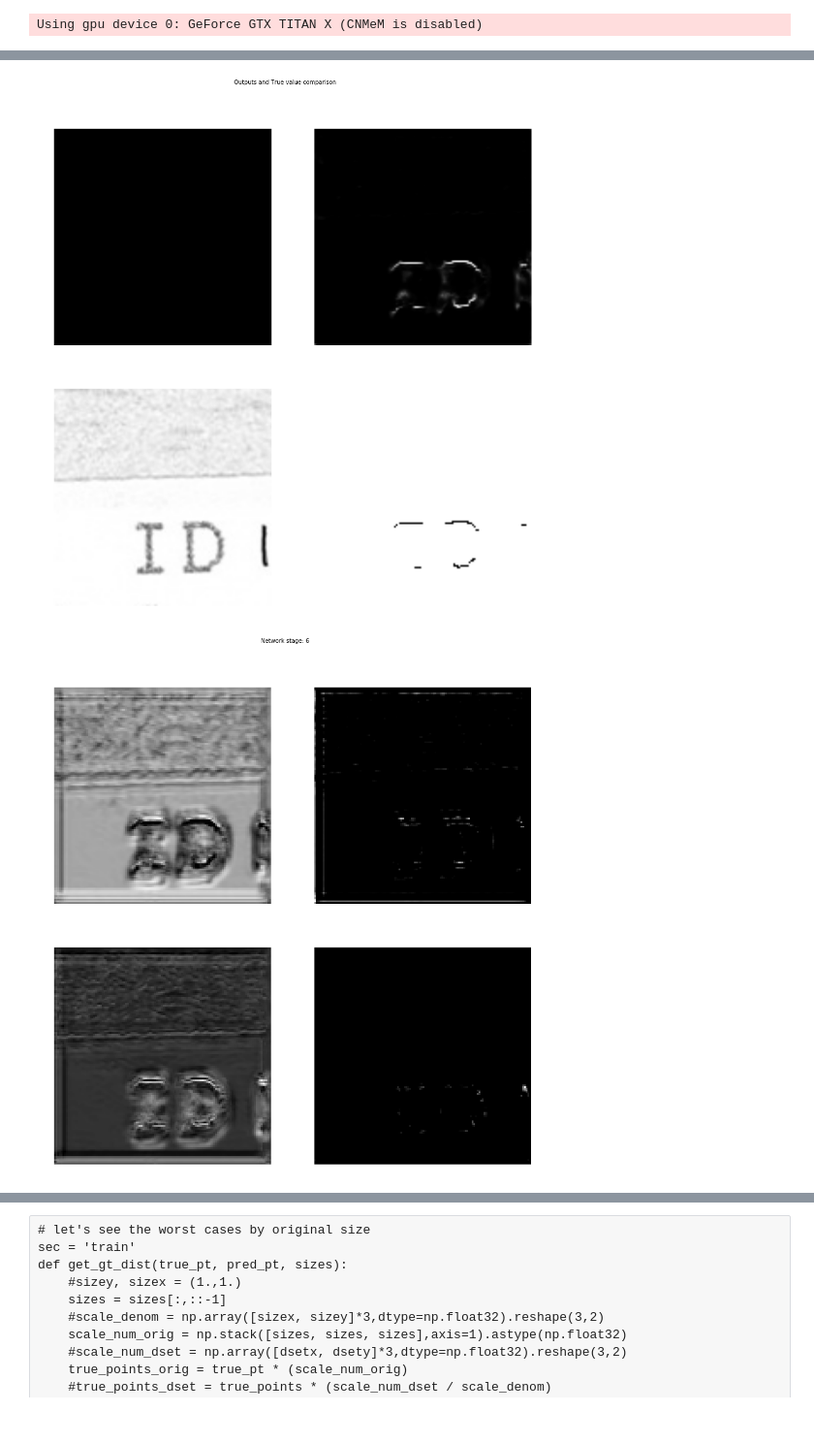
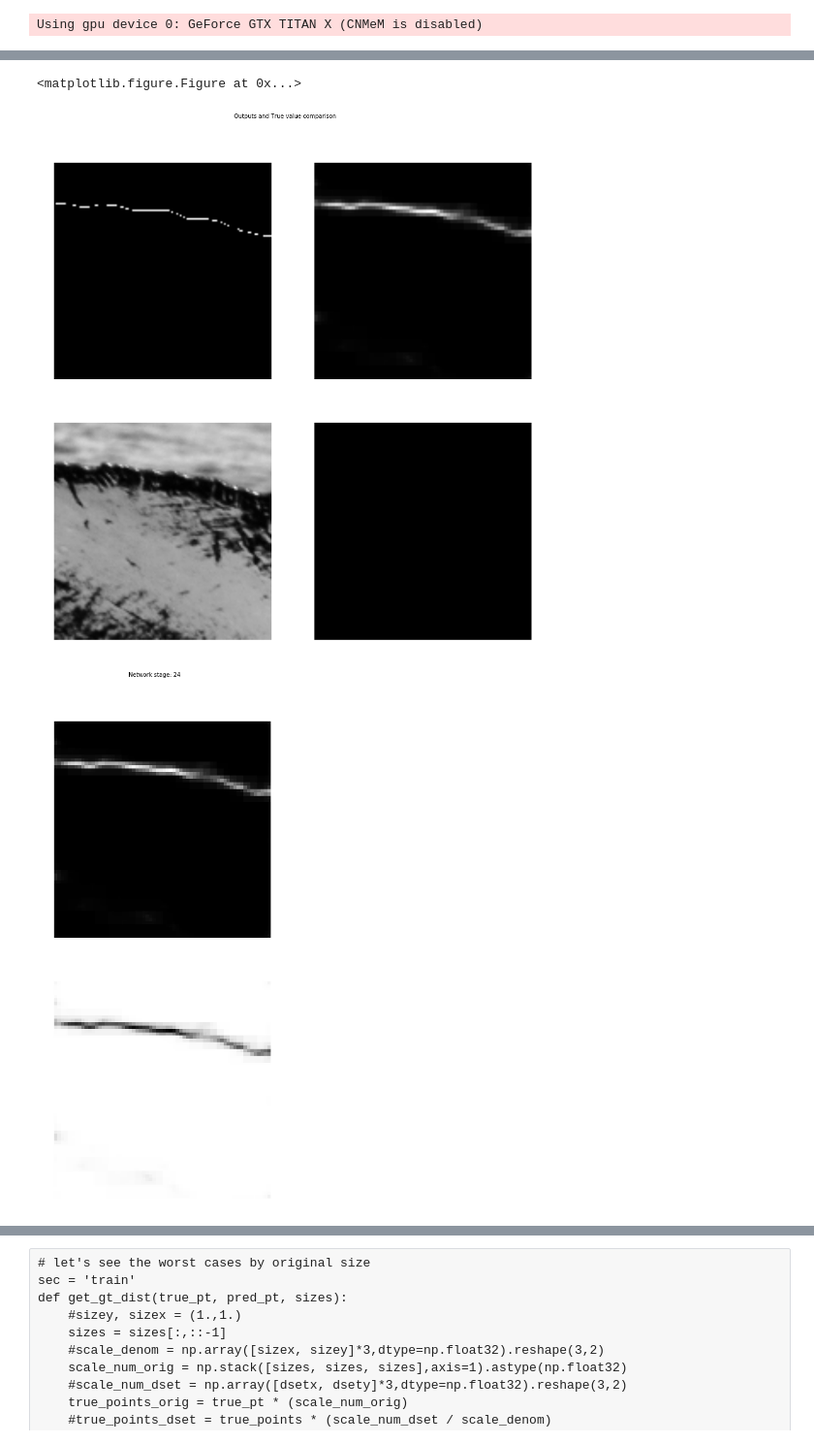
Before and after one commit to zmjjmz/thesiswork, a Jupyter notebook: edge_extract/TE Extractor Analysis.ipynb, the cells around one changed output, grey strips where cells are left out. Shown: that part at 97% size. Cells and saved outputs as stored; diff of their text form; code cells hidden in the pictures.

```diff
--- a/edge_extract/TE Extractor Analysis.ipynb
+++ b/edge_extract/TE Extractor Analysis.ipynb
@@ -26,13 +32,12 @@ L______
 Trying /home/zach/envs/thesis/local/lib/python2.7/site-packages/flann-1.8.4-py2.7.egg/pyflann/lib/libflann.so
 Using gpu device 0: GeForce GTX TITAN X (CNMeM is disabled)
 # %%
-model_loc = 'annot_te_128'
-dset_loc = 'annot_te_128'
+model_loc = 'fbannot_te_128'
+dset_loc = 'TEST_fbannot_te_128'
 # %%
 
-model_name = 'small_lr1e-2.pkl'
-with open(join(dataset_loc, "Flukes/patches/%s" % join(model_loc, model_name)), 'r') as f:
-    model = pickle.load(f)
+model_name = 'model.pkl'
+model = ut.load_cPkl(join(dataset_loc, "Flukes/patches/%s" % join(model_loc, model_name)))
 
 dset = load_dataset(join(dataset_loc, "Flukes/patches/%s" % dset_loc), normalize_method='zscore')
 # %% [output]
@@ -42,7 +52,7 @@ Took 221.78 seconds
 X = T.tensor4()
 
 
-segmenter = build_segmenter_simple()
+segmenter = build_segmenter_jet()
 ll.set_all_param_values(segmenter, model)
 model_outputs = [ll.get_output(intr_layer, X, deterministic=True) for intr_layer in ll.get_all_layers(segmenter)]
 #segmenter_out = ll.get_output(segmenter, X, deterministic=True)
@@ -103,8 +124,5 @@ print(np.std(point_outputs['valid'][-1],axis=0))
 # %%
-import matplotlib.pyplot as plt
-import cv2
-import random
-%matplotlib inline
+
 
 def show_output(originals, true_labels, outputs, ind, stage=-1, weights=None):
     # the [0] indexes into the channel
@@ -113,7 +131,6 @@ def show_output(originals, true_labels, outputs, ind, stage=-1, weights=None):
 
     pred_label = outputs[-1][ind]
     network_stage = outputs[stage][ind].swapaxes(0,2)
-    #print(output)
     plt.gray()
     f, trueax = plt.subplots(2,2, figsize=(15,15))
     f.suptitle("Outputs and True value comparison")
@@ -126,19 +143,27 @@ def show_output(originals, true_labels, outputs, ind, stage=-1, weights=None):
     trueax[1,1].imshow(np.argmax(pred_label,axis=0))
 
     nfilters = network_stage.shape[-1]
-    #print(nfilters)
-    square_size = int(np.sqrt(nfilters) + 0.5)
-    #print(square_size)
+    if nfilters > 1:
+        square_size = int(np.sqrt(nfilters) + 0.5)
+        ncols = square_size
+        nrows = ncols + int((square_size % nfilters > 0))
+    else:
+        square_size = 1
+    print(network_stage)
     plt.gray()
-    if square_size > 1:
-        f, netax = plt.subplots(square_size, square_size, figsize=(15,15))
+    if nfilters > 1:
+        f, netax = plt.subplots(nrows, ncols, figsize=(15,15))
+        if len(netax.shape) == 1:
+            # fucking hell matplotlib
+            netax = netax.reshape(-1,1)
         f.suptitle('Network stage: %d' % stage)
 
-        for i in range(square_size*square_size):
-            this_ax = netax[i // square_size, i % square_size]
+        for i, j in product(range(nrows), range(ncols)):
+            this_ax = netax[i, j]
             this_ax.axis('off')
             #this_ax.get_xaxis().set_visible(False)
             #this_ax.get_yaxis().set_visible(False)
+            #print(i)
             if i < nfilters:
                 this_ax.imshow(network_stage[:,:,i].T, interpolation='none')
     else:
@@ -156,5 +181,5 @@ def show_output(originals, true_labels, outputs, ind, stage=-1, weights=None):
 
 sec = 'valid'
 show_output(dset_for_model[sec]['X'], dset_for_model[sec]['y'], point_outputs[sec],
-            random.choice(range(dset_for_model[sec]['X'].shape[0])), stage=6, weights=dset_for_model[sec]['pixelw'])
+            random.choice(range(dset_for_model[sec]['X'].shape[0])), stage=24, weights=dset_for_model[sec]['pixelw'])
 # %% [output]
@@ -162,5 +203,6 @@ show_output(dset_for_model[sec]['X'], dset_for_model[sec]['y'], point_outputs[se
+<matplotlib.figure.Figure at 0x...>
-[figure, old version]
+[figure, new version]
-[figure, old version]
+[figure, new version]
 # %%
 #print(len(point_outputs_valid))
 n_layers = len(point_outputs[sec])
```
Also changed, not shown: parts of 16 cells of this notebook, 4 other files.
